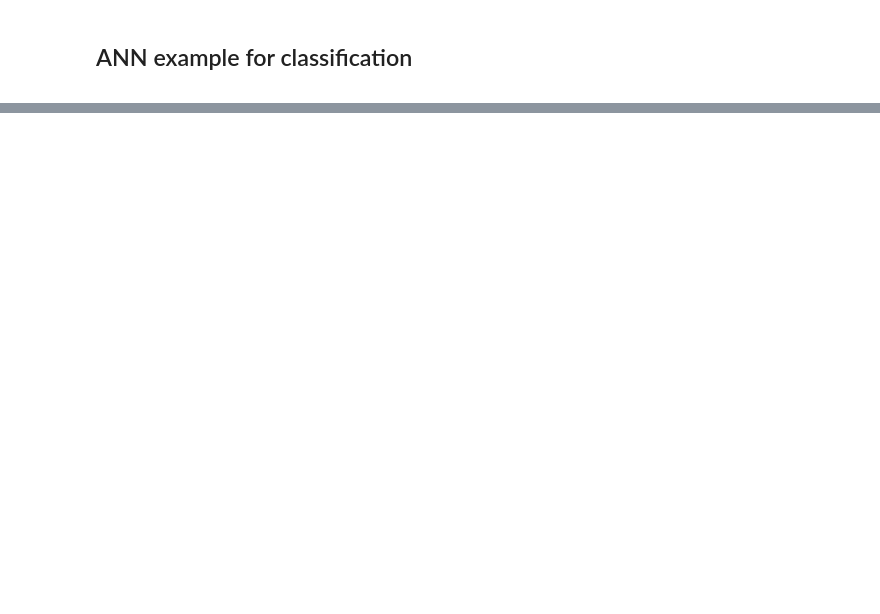
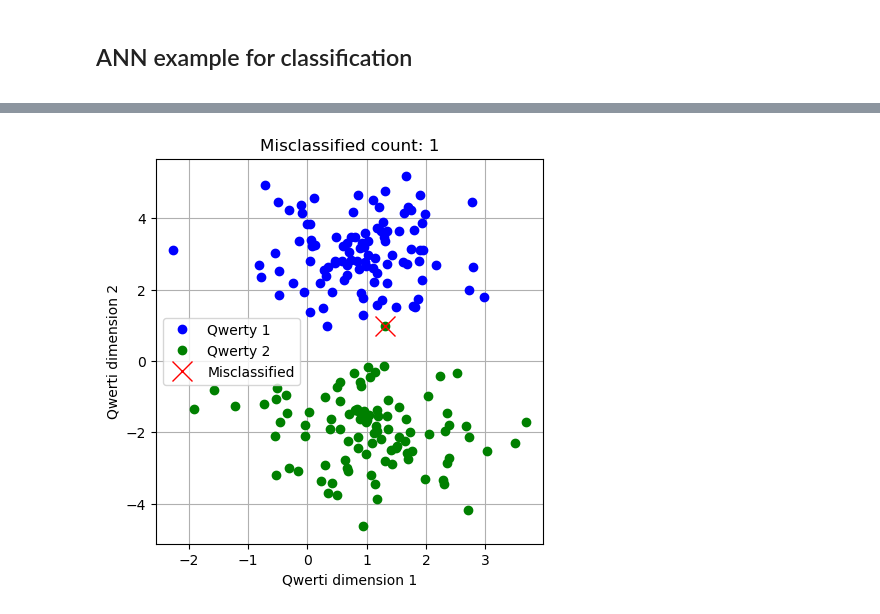
Before and after one commit to szalai-istvan/ai, a Jupyter notebook: deep-understanding-of-deep-learning/03-artificial-neual-networks/03-artificial-neual-networks.ipynb, the cells around one changed output, grey strips where cells are left out. Saved outputs shown, nothing was run; the diff lists cells and outputs as text; code cells hidden in the pictures; blank space fills up the shorter version.

```diff
--- a/deep-understanding-of-deep-learning/03-artificial-neual-networks/03-artificial-neual-networks.ipynb
+++ b/deep-understanding-of-deep-learning/03-artificial-neual-networks/03-artificial-neual-networks.ipynb
@@ -203,0 +237,41 @@ plt.show()
+# %%
+ANNmodel = nn.Sequential(
+    nn.Linear(2, 16),   # Input layer
+    nn.ReLU(),          # Activation function
+    nn.Linear(16, 1),   # Hidden layer
+    nn.ReLU(),          # Activation function
+    nn.Linear(1, 1),    # Output layer
+    nn.Sigmoid()        # Activation function
+)
+
+lossFunction = nn.BCELoss()
+optimizer = torch.optim.SGD(ANNmodel.parameters(), lr=learningRate)
+
+epochs = 1000
+learningRate = 0.1
+losses = torch.zeros(epochs)
+for i in range(epochs):
+    yHat = ANNmodel(data)
+
+    loss = lossFunction(yHat, labels)
+    losses[i] = loss
+
+    optimizer.zero_grad()
+    loss.backward()
+    optimizer.step()
+# %%
+misclassified = np.where((labels != 0)[:,0].detach() != (ANNmodel(data)[:,0] > 0.5).detach())
+misclassifiedCount = np.shape(misclassified)[1]
+
+fig = plt.figure(figsize = (5, 5))
+plt.plot(data[np.where(labels==0)[0], 0], data[np.where(labels==0)[0], 1], 'bo')
+plt.plot(data[np.where(labels==1)[0], 0], data[np.where(labels==1)[0], 1], 'go')
+plt.plot(data[misclassified, 0], data[misclassified, 1], 'rx', markersize=15)
+plt.title(f'Misclassified count: {misclassifiedCount}')
+plt.xlabel('Qwerti dimension 1')
+plt.ylabel('Qwerti dimension 2')
+plt.legend(['Qwerty 1', 'Qwerty 2', 'Misclassified'])
+plt.grid()
+plt.show()
+# %% [output]
+[figure, added]
```
Also changed, not shown: parts of 8 cells of this notebook, 1 other file.
